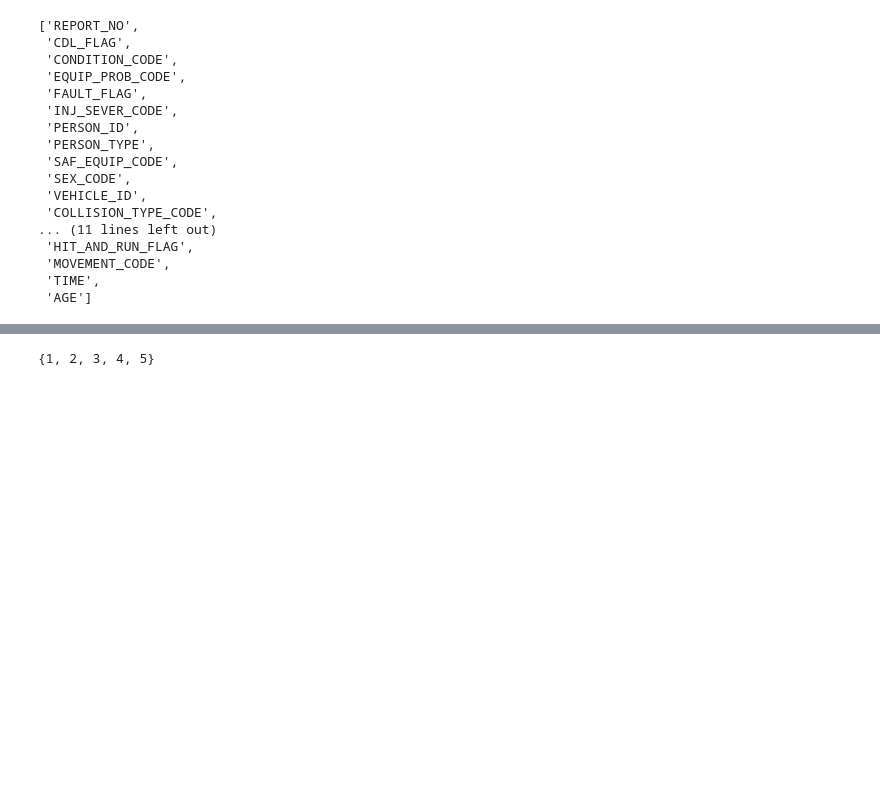
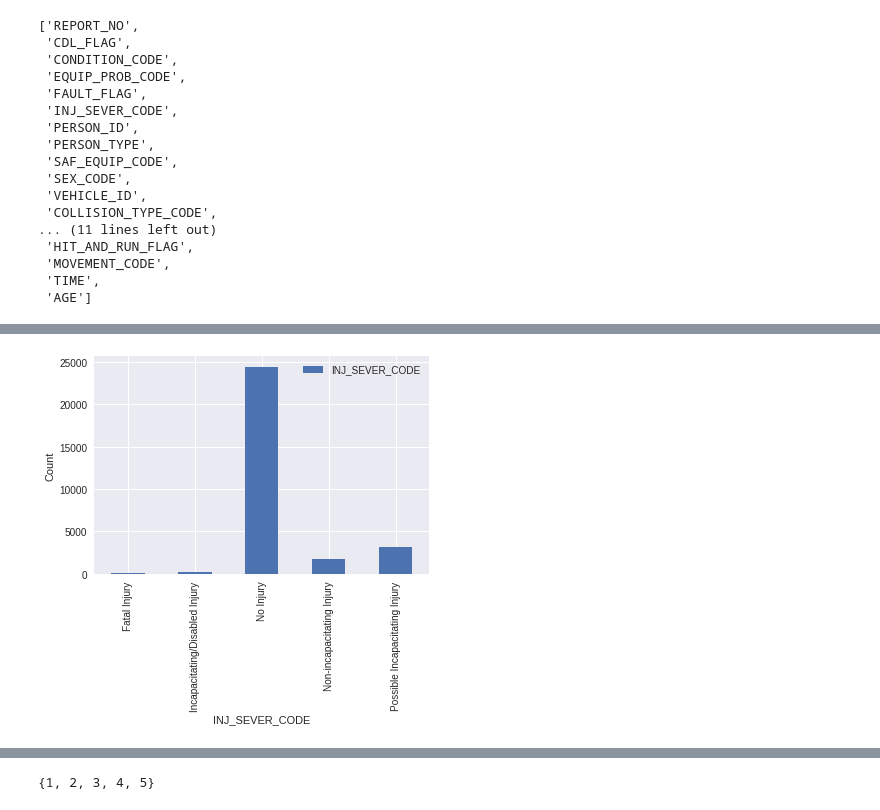
Before and after one commit to wonkim0512/DM, a Jupyter notebook: 06.formulation/06.formulation.ipynb, the cells around one changed output, grey strips where cells are left out. Cells and saved outputs as stored; diff of their text form; code cells hidden in the pictures; blank space fills up the shorter version.

```diff
--- a/06.formulation/06.formulation.ipynb
+++ b/06.formulation/06.formulation.ipynb
@@ -33,0 +39,3 @@ list(df.columns)
+# %%
+person_damage_type = df[['INJ_SEVER_CODE']].groupby(df['INJ_SEVER_CODE']).count()
+person_damage_type.rename(columns = {'INJ_SEVER_CODE':'Count'})
@@ -33,0 +50,6 @@ list(df.columns)
+# %%
+fig1 = person_damage_type.plot.bar()
+fig1.set_ylabel("Count")
+plt.show()
+# %% [output]
+[figure, added]
```
Also changed, not shown: parts of 26 cells of this notebook.
